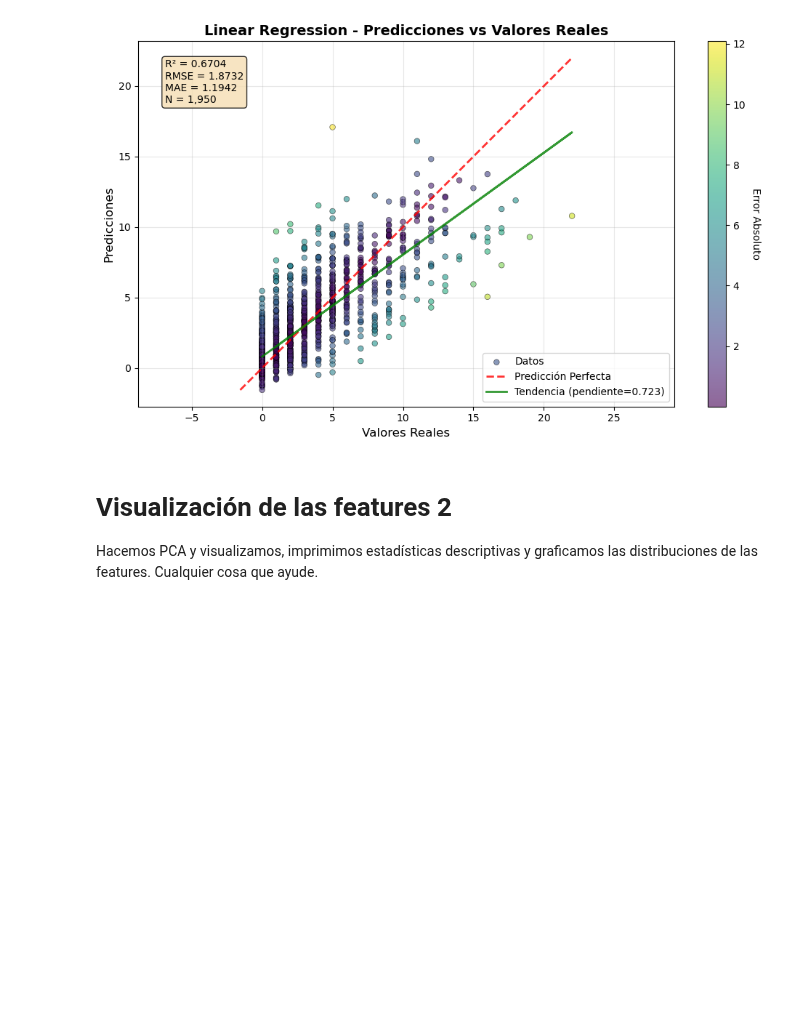
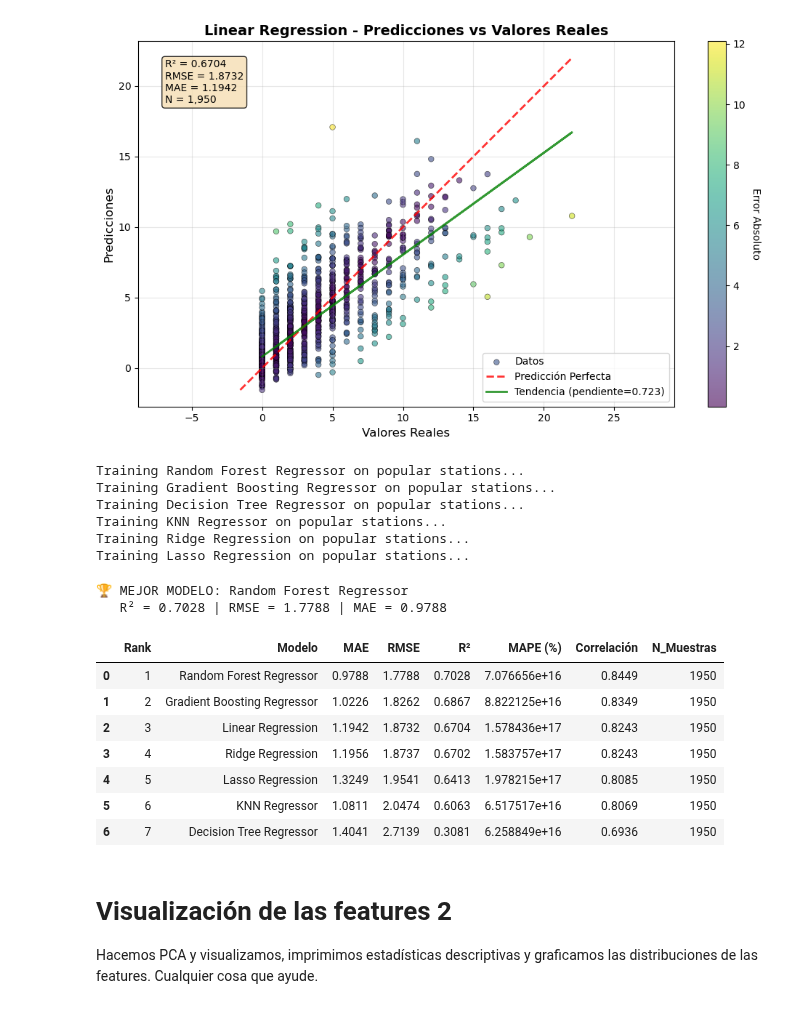
Before and after one commit to castaisa/BA_BICIS_MyC, a Jupyter notebook: src_main/features_2/Limited_stations_info.ipynb, the cells around one changed output. Saved outputs shown, nothing was run; the diff lists cells and outputs as text; code cells hidden in the pictures; blank space fills up the shorter version.

Commit message:
muchos modelos para 202 populares

```diff
--- a/src_main/features_2/Limited_stations_info.ipynb
+++ b/src_main/features_2/Limited_stations_info.ipynb
@@ -191,6 +192,54 @@ Mean Absolute Percentage Error (%) 157843586342994784.00%
                 Número de Muestras                  1,950
 ============================================================
 [figure]
+# %%
+importlib.reload(md2)
+print("Training Random Forest Regressor on popular stations...")
+pred_202_pop_rf = md2.random_forest_regressor(X_train_202_populares, y_train_202_populares, X_val_202_populares)
+print("Training Gradient Boosting Regressor on popular stations...")
+pred_202_pop_gb = md2.gradient_boosting_regressor(X_train_202_populares, y_train_202_populares, X_val_202_populares)
+print("Training Decision Tree Regressor on popular stations...")
+pred_202_pop_dt = md2.decision_tree_regressor(X_train_202_populares, y_train_202_populares, X_val_202_populares)
+print("Training KNN Regressor on popular stations...")
+pred_202_pop_knn = md2.knn_regressor(X_train_202_populares, y_train_202_populares, X_val_202_populares)
+# print("Training SVR Regressor on popular stations...")
+# pred_202_pop_svr = md2.svr_regressor(X_train_202_populares, y_train_202_populares, X_val_202_populares)
+print("Training Ridge Regression on popular stations...")
+pred_202_pop_lr_ridge = md2.ridge_regression(X_train_202_populares, y_train_202_populares, X_val_202_populares)
+print("Training Lasso Regression on popular stations...")
+pred_202_pop_lr_lasso = md2.lasso_regression(X_train_202_populares, y_train_202_populares, X_val_202_populares)
+# %% [output]
+Training Random Forest Regressor on popular stations...
+Training Gradient Boosting Regressor on popular stations...
+Training Decision Tree Regressor on popular stations...
+Training KNN Regressor on popular stations...
+Training Ridge Regression on popular stations...
+Training Lasso Regression on popular stations...
+# %%
+# Comparación modelos
+importlib.reload(mt)
+modelos_predicciones_populares = {
+    'Linear Regression': pred_202_populares,
+    'Random Forest Regressor': pred_202_pop_rf,
+    'Gradient Boosting Regressor': pred_202_pop_gb,
+    'Decision Tree Regressor': pred_202_pop_dt,
+    'KNN Regressor': pred_202_pop_knn,
+    # 'SVR Regressor': pred_202_pop_svr,
+    'Ridge Regression': pred_202_pop_lr_ridge,
+    'Lasso Regression': pred_202_pop_lr_lasso
+}
+mt.tabla_metricas_modelos(modelos_predicciones_populares, y_val_202_populares)
+# %% [output]
+🏆 MEJOR MODELO: Random Forest Regressor
+   R² = 0.7028 | RMSE = 1.7788 | MAE = 0.9788
+|  | Rank | Modelo | MAE | RMSE | R² | MAPE (%) | Correlación | N_Muestras |
+| 0 | 1 | Random Forest Regressor | 0.9788 | 1.7788 | 0.7028 | 7.076656e+16 | 0.8449 | 1950 |
+| 1 | 2 | Gradient Boosting Regressor | 1.0226 | 1.8262 | 0.6867 | 8.822125e+16 | 0.8349 | 1950 |
+| 2 | 3 | Linear Regression | 1.1942 | 1.8732 | 0.6704 | 1.578436e+17 | 0.8243 | 1950 |
+| 3 | 4 | Ridge Regression | 1.1956 | 1.8737 | 0.6702 | 1.583757e+17 | 0.8243 | 1950 |
+| 4 | 5 | Lasso Regression | 1.3249 | 1.9541 | 0.6413 | 1.978215e+17 | 0.8085 | 1950 |
+| 5 | 6 | KNN Regressor | 1.0811 | 2.0474 | 0.6063 | 6.517517e+16 | 0.8069 | 1950 |
+| 6 | 7 | Decision Tree Regressor | 1.4041 | 2.7139 | 0.3081 | 6.258849e+16 | 0.6936 | 1950 |
 # %% [markdown]
 # Visualización de las features 2
 Hacemos PCA y visualizamos, imprimimos estadísticas descriptivas y graficamos las distribuciones de las features. Cualquier cosa que ayude.
```
Also changed, not shown: parts of 1 cell of this notebook, 1 other file.
